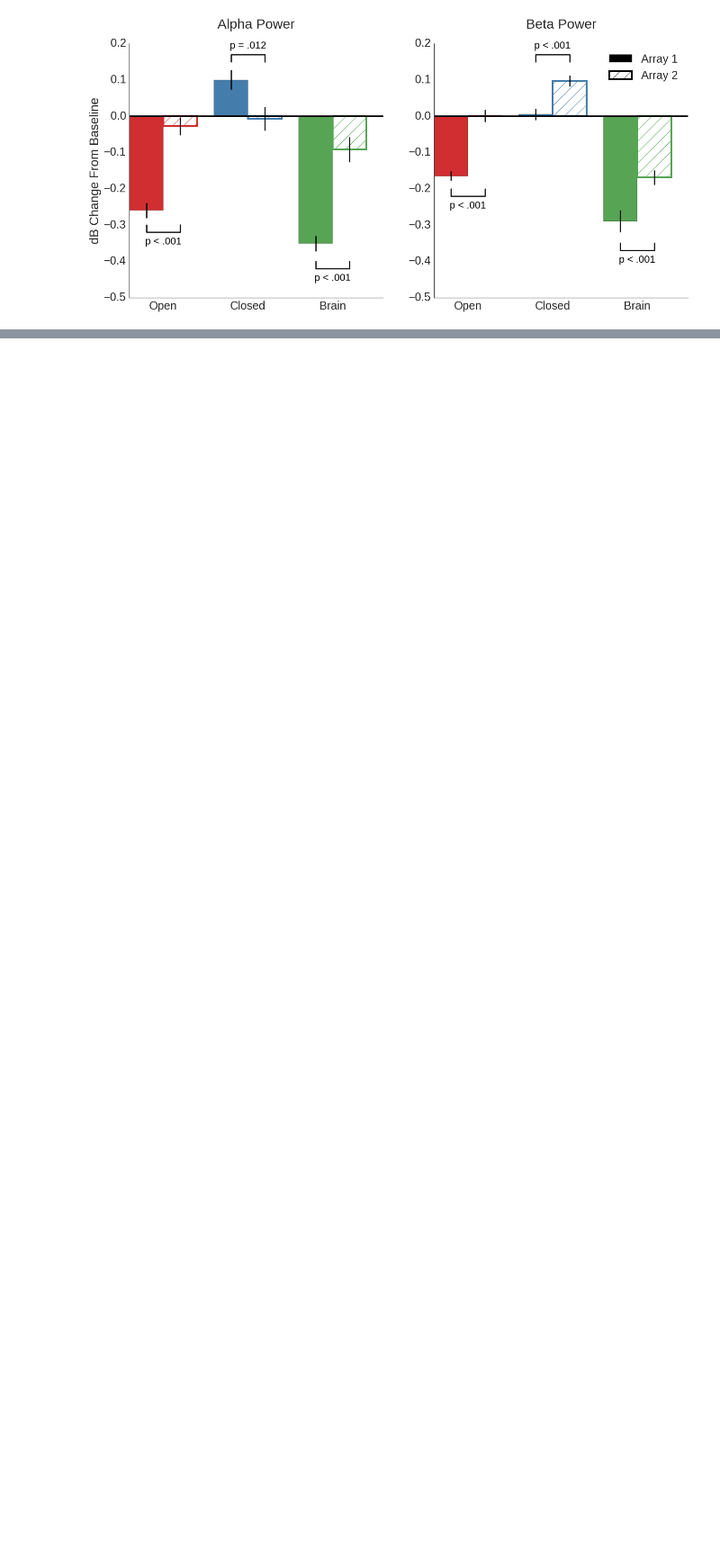
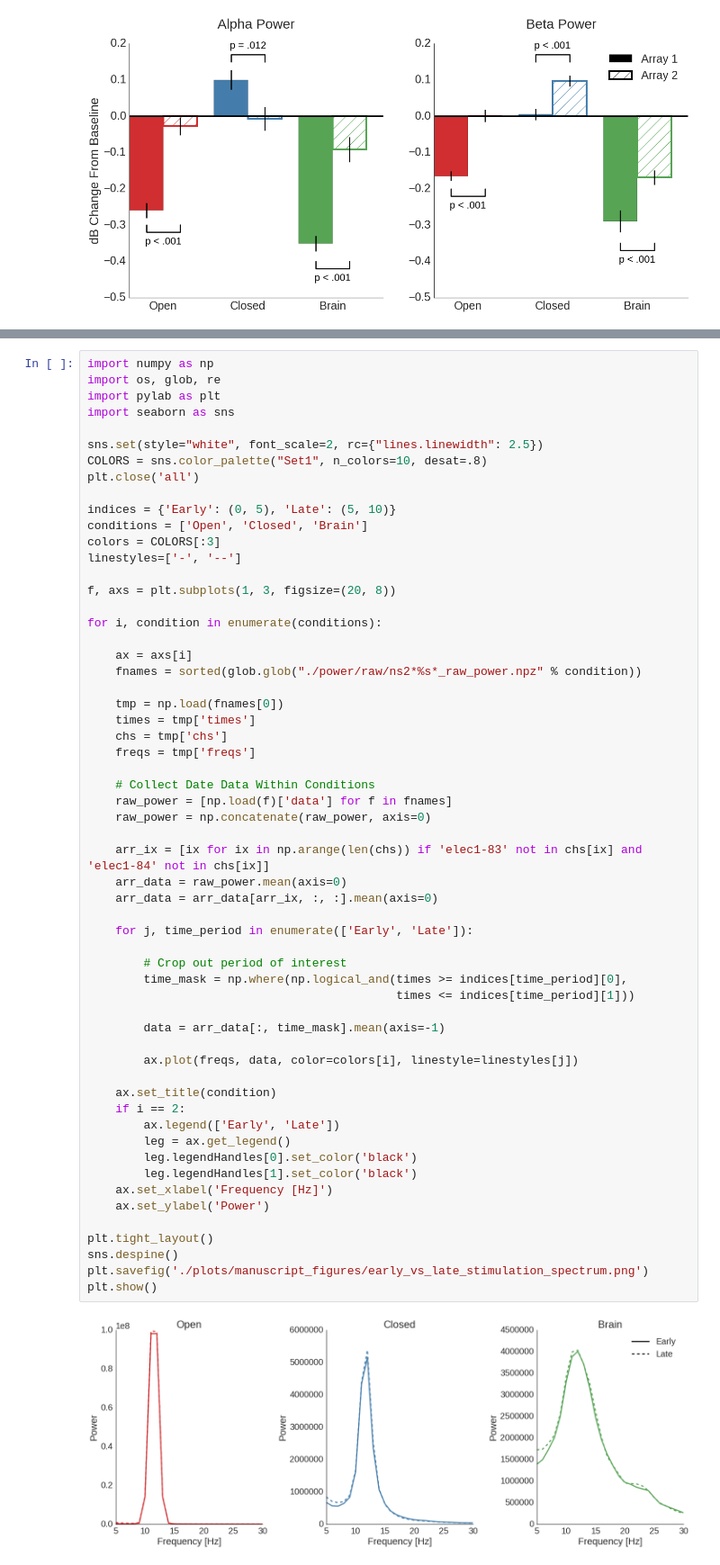
Before and after one commit to mghneurotherapeutics/GalileoTACS, a Jupyter notebook: galileoTACS_analysis.ipynb, the cells around one changed output, grey strips where cells are left out. Shown at 90% size. Saved outputs shown, nothing was run; the diff lists cells and outputs as text; blank space fills up the shorter version.

```diff
--- a/galileoTACS_analysis.ipynb
+++ b/galileoTACS_analysis.ipynb
@@ -2027,0 +1960,60 @@ Array 1 Mean: -0.289, Array 2 Mean: -0.169
+# %%
+import numpy as np
+import os, glob, re
+import pylab as plt
+import seaborn as sns
+
+sns.set(style="white", font_scale=2, rc={"lines.linewidth": 2.5})
+COLORS = sns.color_palette("Set1", n_colors=10, desat=.8)
+plt.close('all')
+
+indices = {'Early': (0, 5), 'Late': (5, 10)}
+conditions = ['Open', 'Closed', 'Brain']
+colors = COLORS[:3]
+linestyles=['-', '--']
+
+f, axs = plt.subplots(1, 3, figsize=(20, 8))
+
+for i, condition in enumerate(conditions):
+
+    ax = axs[i]
+    fnames = sorted(glob.glob("./power/raw/ns2*%s*_raw_power.npz" % condition))
+
+    tmp = np.load(fnames[0])
+    times = tmp['times']
+    chs = tmp['chs']
+    freqs = tmp['freqs']
+
+    # Collect Date Data Within Conditions
+    raw_power = [np.load(f)['data'] for f in fnames]
+    raw_power = np.concatenate(raw_power, axis=0)
+
+    arr_ix = [ix for ix in np.arange(len(chs)) if 'elec1-83' not in chs[ix] and 'elec1-84' not in chs[ix]]
+    arr_data = raw_power.mean(axis=0)
+    arr_data = arr_data[arr_ix, :, :].mean(axis=0)
+
+    for j, time_period in enumerate(['Early', 'Late']):
+
+        # Crop out period of interest
+        time_mask = np.where(np.logical_and(times >= indices[time_period][0],
+                                            times <= indices[time_period][1]))
+
+        data = arr_data[:, time_mask].mean(axis=-1)
+
+        ax.plot(freqs, data, color=colors[i], linestyle=linestyles[j])
+
+    ax.set_title(condition)
+    if i == 2:
+        ax.legend(['Early', 'Late'])
+        leg = ax.get_legend()
+        leg.legendHandles[0].set_color('black')
+        leg.legendHandles[1].set_color('black')
+    ax.set_xlabel('Frequency [Hz]')
+    ax.set_ylabel('Power')
+
+plt.tight_layout()
+sns.despine()
+plt.savefig('./plots/manuscript_figures/early_vs_late_stimulation_spectrum.png')
+plt.show()
+# %% [output]
+[figure, added]
```
Also changed, not shown: parts of 41 cells of this notebook, 9 other files.
